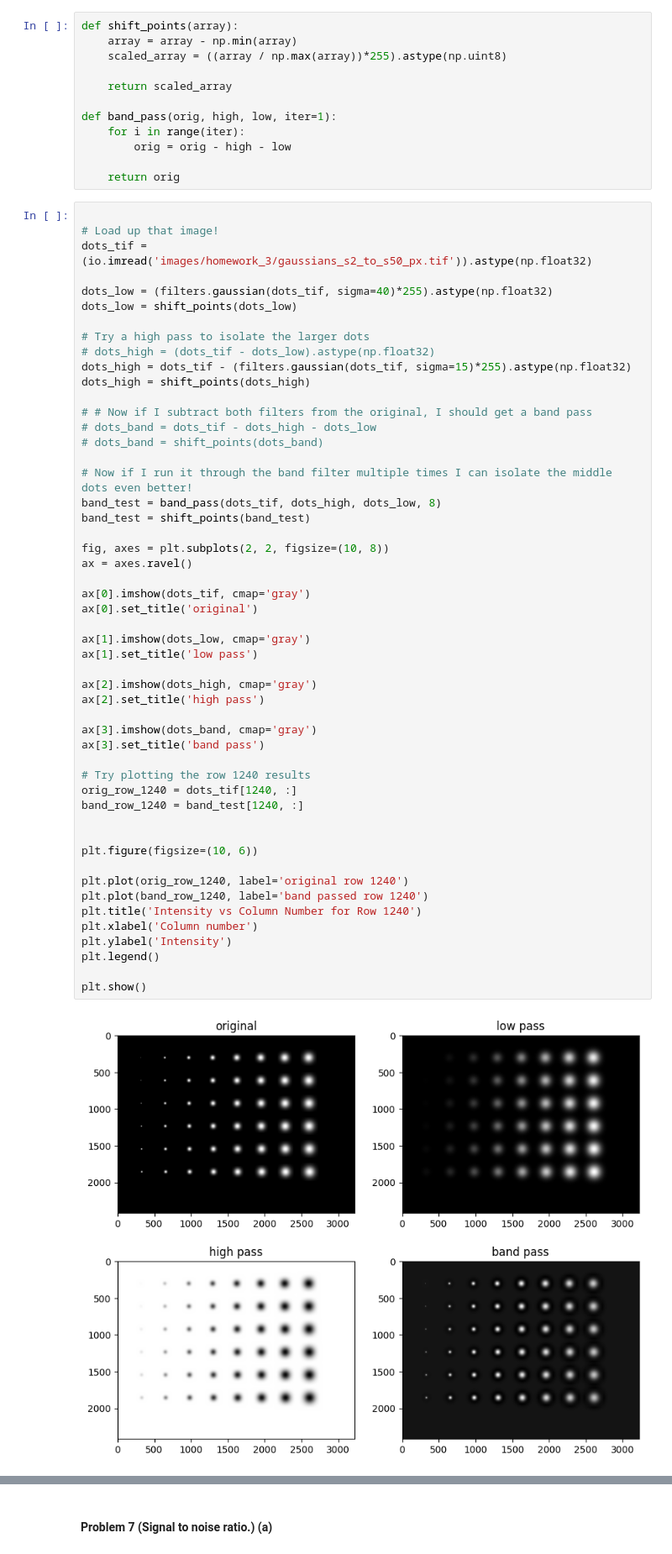
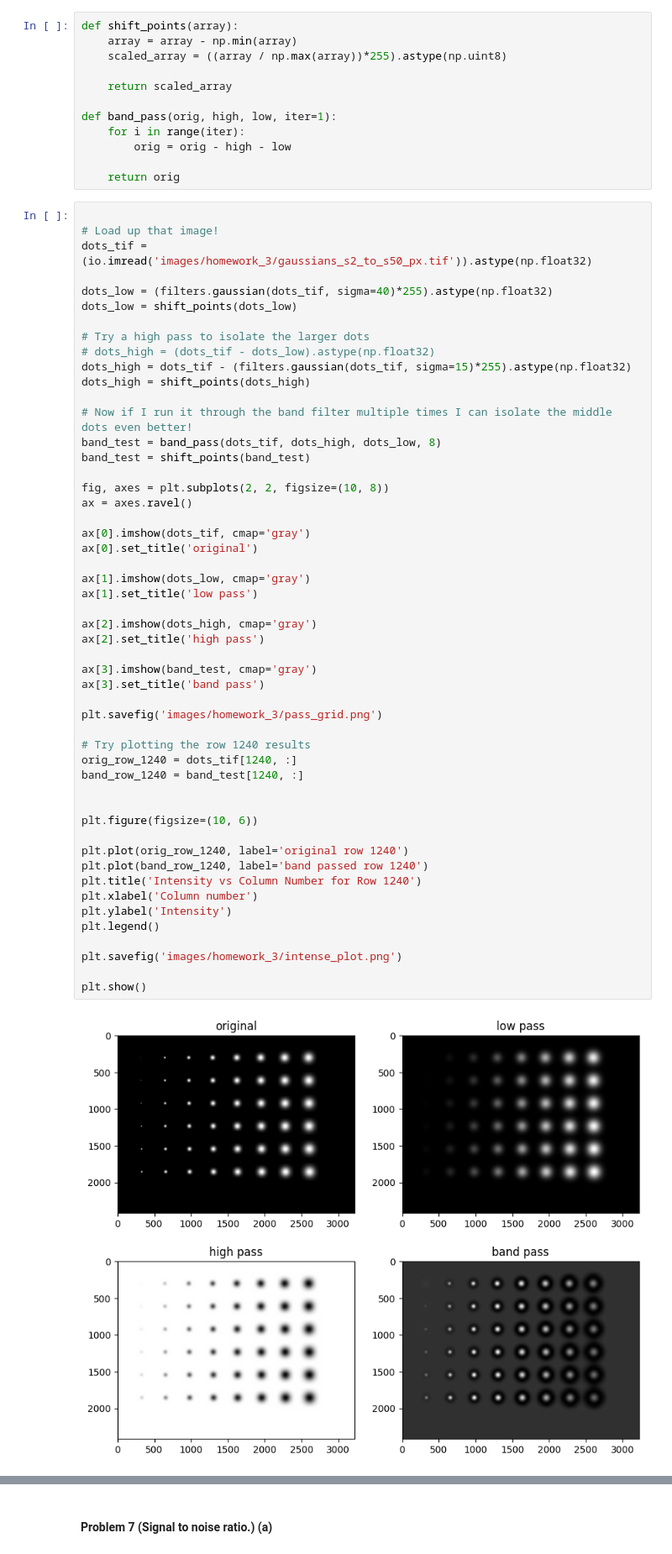
Before and after one commit to babrouse/image_analysis, a Jupyter notebook: homework/submitted/homework_3.ipynb, the cells around one changed output, grey strips where cells are left out. Shown at 84% size. Drawn from its saved outputs; the diff is of its cells as text.

```diff
--- a/homework/submitted/homework_3.ipynb
+++ b/homework/submitted/homework_3.ipynb
@@ -355,10 +367,6 @@ dots_low = shift_points(dots_low)
 # dots_high = (dots_tif - dots_low).astype(np.float32)
 dots_high = dots_tif - (filters.gaussian(dots_tif, sigma=15)*255).astype(np.float32)
 dots_high = shift_points(dots_high)
-
-# # Now if I subtract both filters from the original, I should get a band pass
-# dots_band = dots_tif - dots_high - dots_low
-# dots_band = shift_points(dots_band)
 
 # Now if I run it through the band filter multiple times I can isolate the middle dots even better!
 band_test = band_pass(dots_tif, dots_high, dots_low, 8)
@@ -367,35 +375,39 @@ band_test = shift_points(band_test)
 fig, axes = plt.subplots(2, 2, figsize=(10, 8))
 ax = axes.ravel()
 
 ax[0].imshow(dots_tif, cmap='gray')
 ax[0].set_title('original')
 
 ax[1].imshow(dots_low, cmap='gray')
 ax[1].set_title('low pass')
 
 ax[2].imshow(dots_high, cmap='gray')
 ax[2].set_title('high pass')
 
-ax[3].imshow(dots_band, cmap='gray')
+ax[3].imshow(band_test, cmap='gray')
 ax[3].set_title('band pass')
+
+plt.savefig('images/homework_3/pass_grid.png')
 
 # Try plotting the row 1240 results
 orig_row_1240 = dots_tif[1240, :]
 band_row_1240 = band_test[1240, :]
 
 
 plt.figure(figsize=(10, 6))
 
 plt.plot(orig_row_1240, label='original row 1240')
 plt.plot(band_row_1240, label='band passed row 1240')
 plt.title('Intensity vs Column Number for Row 1240')
 plt.xlabel('Column number')
 plt.ylabel('Intensity')
 plt.legend()
 
+plt.savefig('images/homework_3/intense_plot.png')
+
 plt.show()
 # %% [output]
-[figure, old version]
+[figure, new version]
 [figure]
 # %% [markdown]
 #### Problem 7 (Signal to noise ratio.) (a)
```
Also changed, not shown: parts of 4 cells of this notebook, 15 other files.
